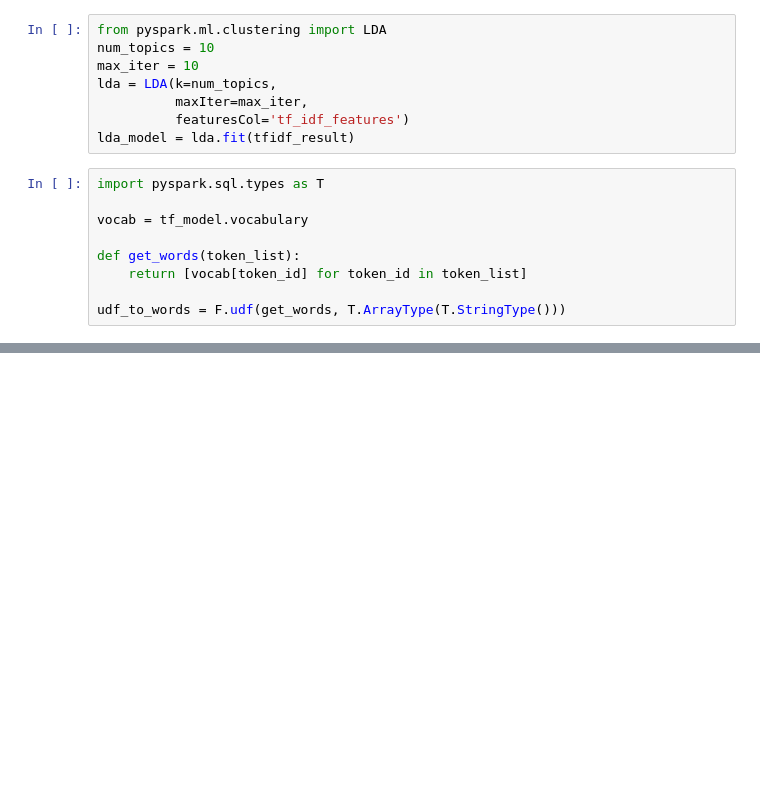
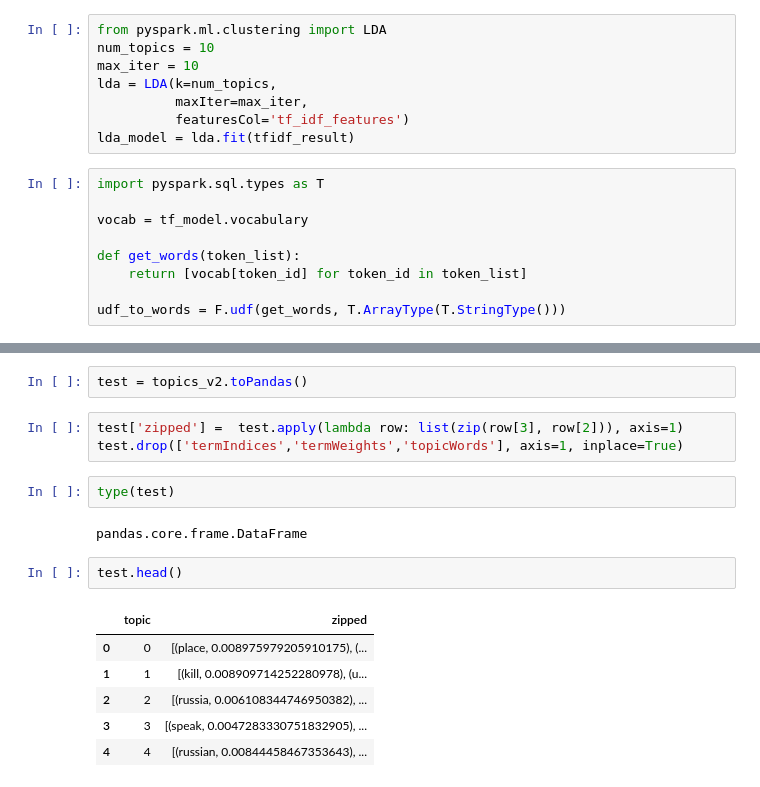
Before and after one commit to hss0727/BigData_project_Spark, a Jupyter notebook: TopicModeling.ipynb, the cells around one changed output, grey strips where cells are left out. Saved outputs shown, nothing was run; the diff lists cells and outputs as text; blank space fills up the shorter version.

```diff
--- a/TopicModeling.ipynb
+++ b/TopicModeling.ipynb
@@ -243,0 +330,18 @@ topics.select('topic', 'topicWords').show(truncate=100)
+# %%
+test = topics_v2.toPandas()
+# %%
+test['zipped'] =  test.apply(lambda row: list(zip(row[3], row[2])), axis=1)
+test.drop(['termIndices','termWeights','topicWords'], axis=1, inplace=True)
+# %%
+type(test)
+# %% [output]
+pandas.core.frame.DataFrame
+# %%
+test.head()
+# %% [output]
+|  | topic | zipped |
+| 0 | 0 | [(place, 0.008975979205910175), (... |
+| 1 | 1 | [(kill, 0.008909714252280978), (u... |
+| 2 | 2 | [(russia, 0.006108344746950382), ... |
+| 3 | 3 | [(speak, 0.0047283330751832905), ... |
+| 4 | 4 | [(russian, 0.00844458467353643), ... |
```
Also changed, not shown: parts of 75 cells of this notebook.
